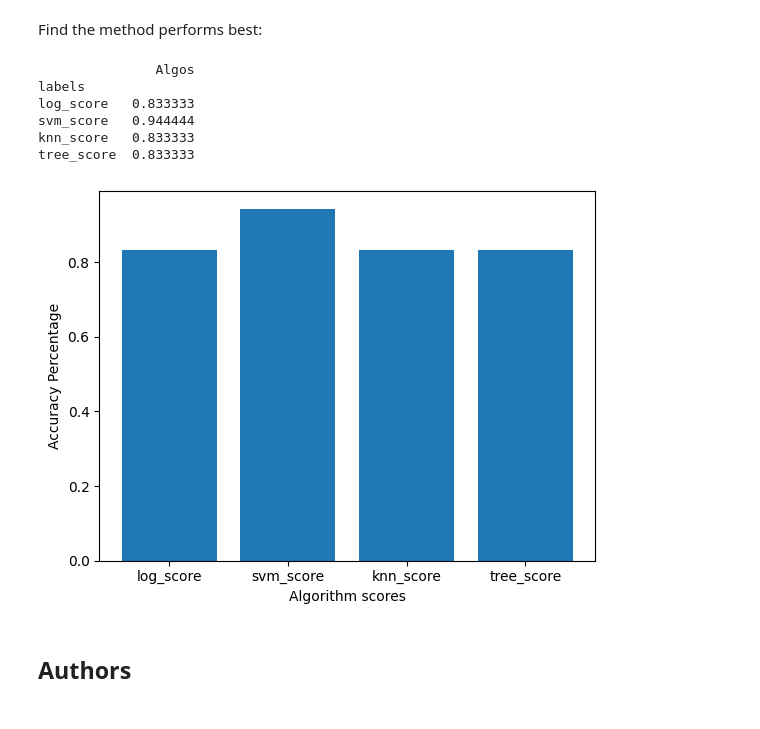
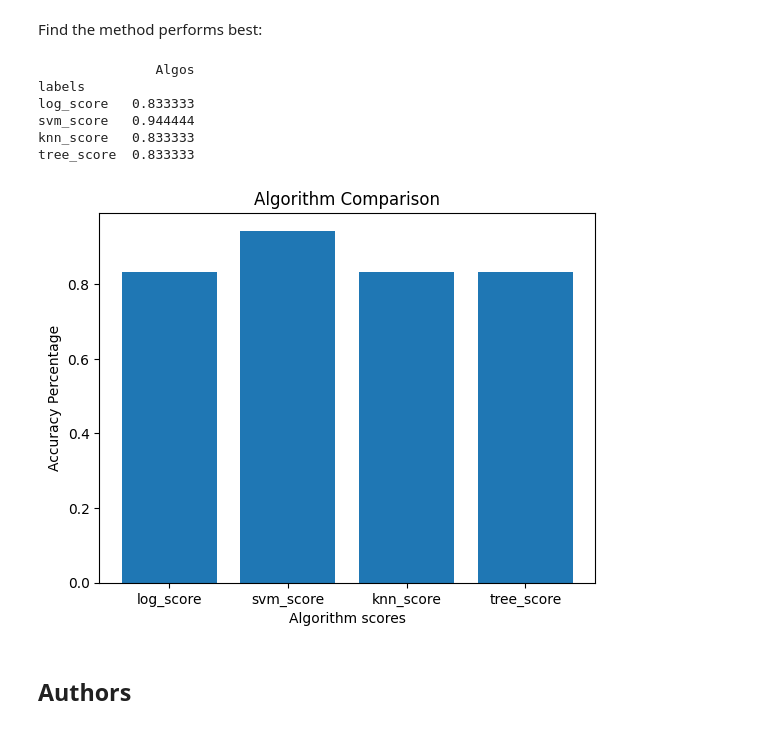
Before and after one commit to AnyoneCanModel/IBM_Capstone, a Jupyter notebook: STEP 7 SpaceX_Machine Learning Prediction_Part_5.ipynb, the cells around one changed output. Drawn from its saved outputs; the diff is of its cells as text; code cells hidden in the pictures.

```diff
--- a/STEP 7 SpaceX_Machine Learning Prediction_Part_5.ipynb
+++ b/STEP 7 SpaceX_Machine Learning Prediction_Part_5.ipynb
@@ -306,28 +306,29 @@ Find the method performs best:
 # %%
 outcome = [log_score , svm_score, knn_score, tree_score]
 columns = ['log_score' , 'svm_score', 'knn_score', 'tree_score']
 df = pd.DataFrame()
 df['Algos'] = outcome
 df['labels'] = columns
 df2 = df.set_index('labels')
 print(df2)
 
 fig, ax = plt.subplots()
 
 ax.bar(df2.index,height= df2['Algos'])
 ax.set_xlabel('Algorithm scores')
 ax.set_ylabel('Accuracy Percentage')
+ax.set_title("Algorithm Comparison")
 plt.show()
 
 print("")
 # %% [output]
                Algos
 labels
 log_score   0.833333
 svm_score   0.944444
 knn_score   0.833333
 tree_score  0.833333
-[figure, old version]
+[figure, new version]
 # %% [markdown]
 ## Authors
 # %% [markdown]
```
Also changed, not shown: parts of 2 cells of this notebook, 2 other files.
